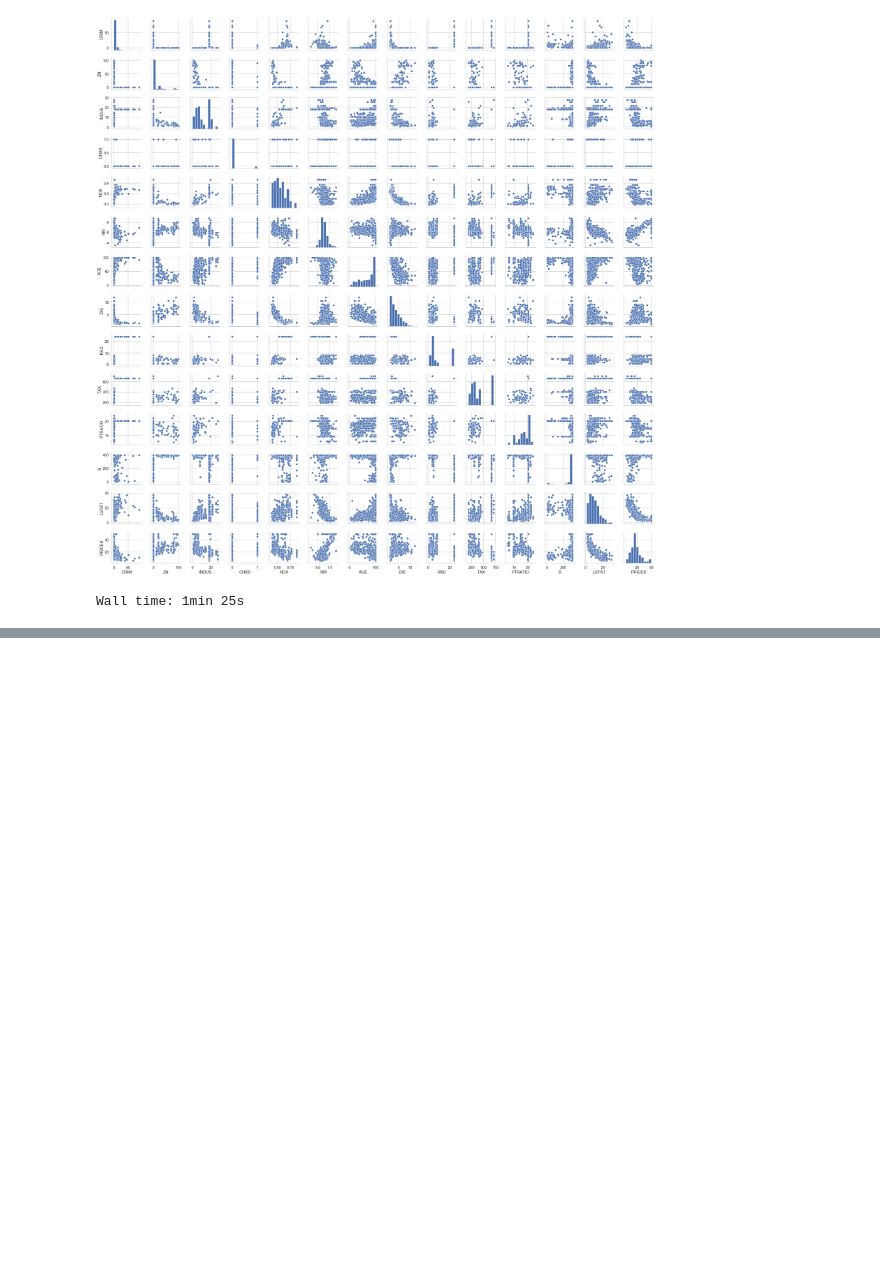
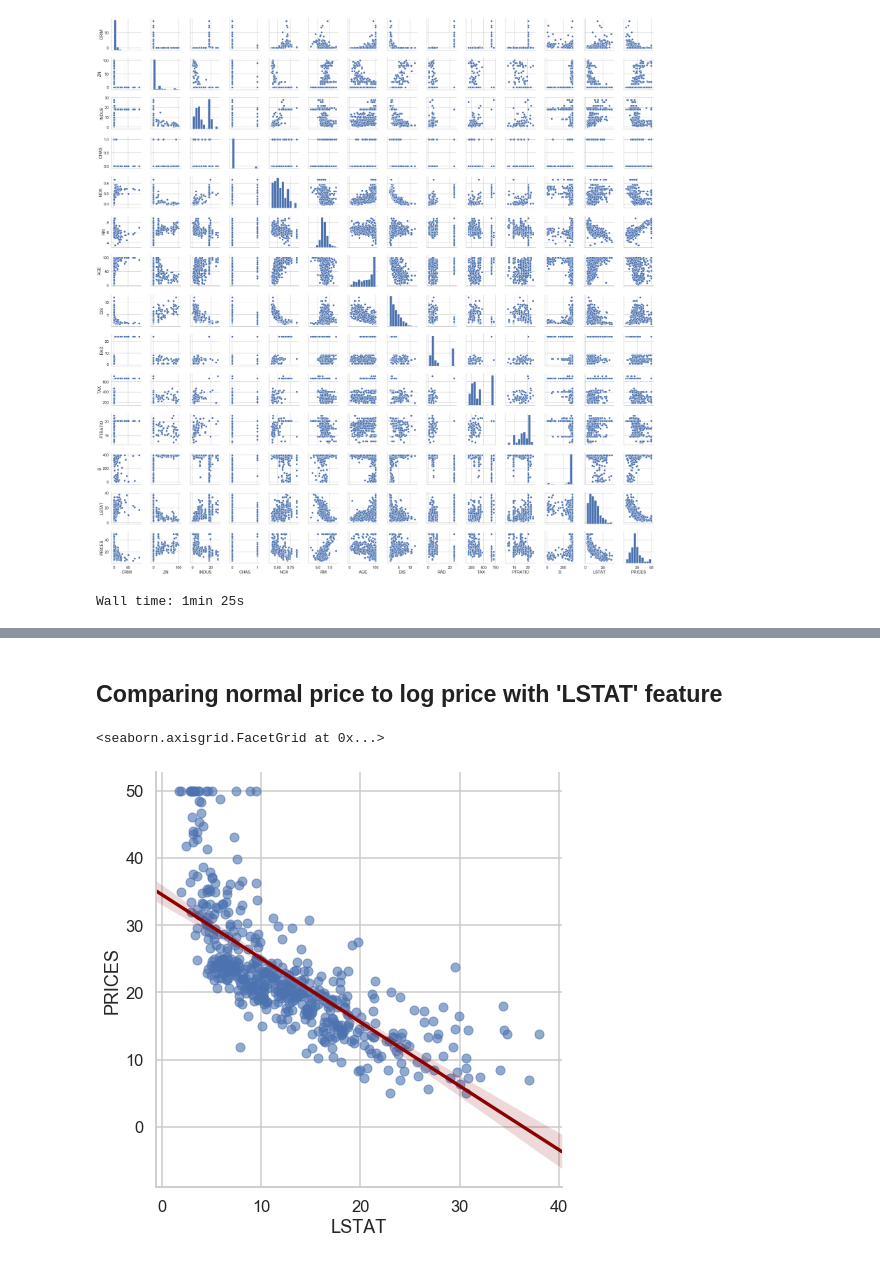
Before and after one commit to Nagaraj-U/Boston-Houseprice-Predictions, a Jupyter notebook: Boston_HousePrices_Prediction.ipynb, the cells around one changed output, grey strips where cells are left out. Drawn from its saved outputs; the diff is of its cells as text; code cells hidden in the pictures; blank space fills up the shorter version.

```diff
--- a/Boston_HousePrices_Prediction.ipynb
+++ b/Boston_HousePrices_Prediction.ipynb
@@ -585,0 +687,7 @@ Wall time: 2min 5s
+# %% [markdown]
+## Comparing normal price to log price with 'LSTAT' feature
+# %%
+sns.lmplot(x='LSTAT',y='PRICES',data=data,height=7,scatter_kws={'alpha':0.6},line_kws={'color':'darkred'})
+# %% [output]
+<seaborn.axisgrid.FacetGrid at 0x...>
+[figure, added]
```
Also changed, not shown: parts of 24 cells of this notebook.
